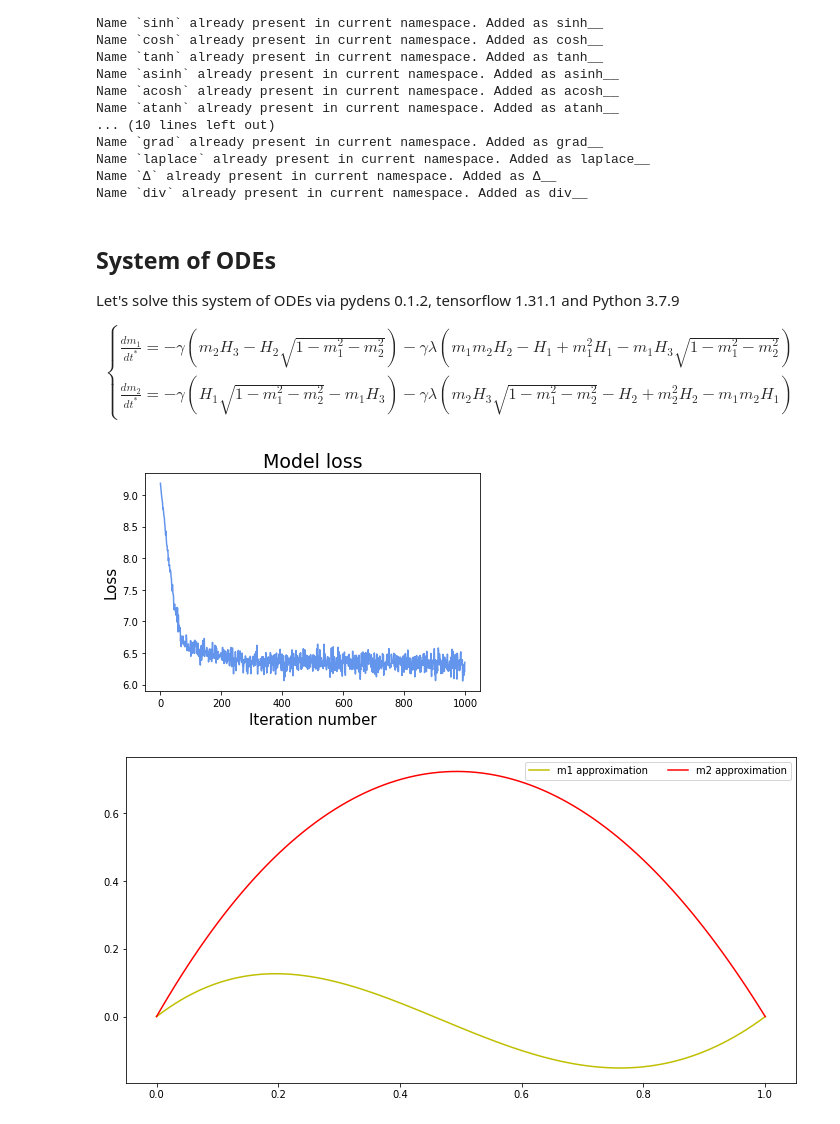
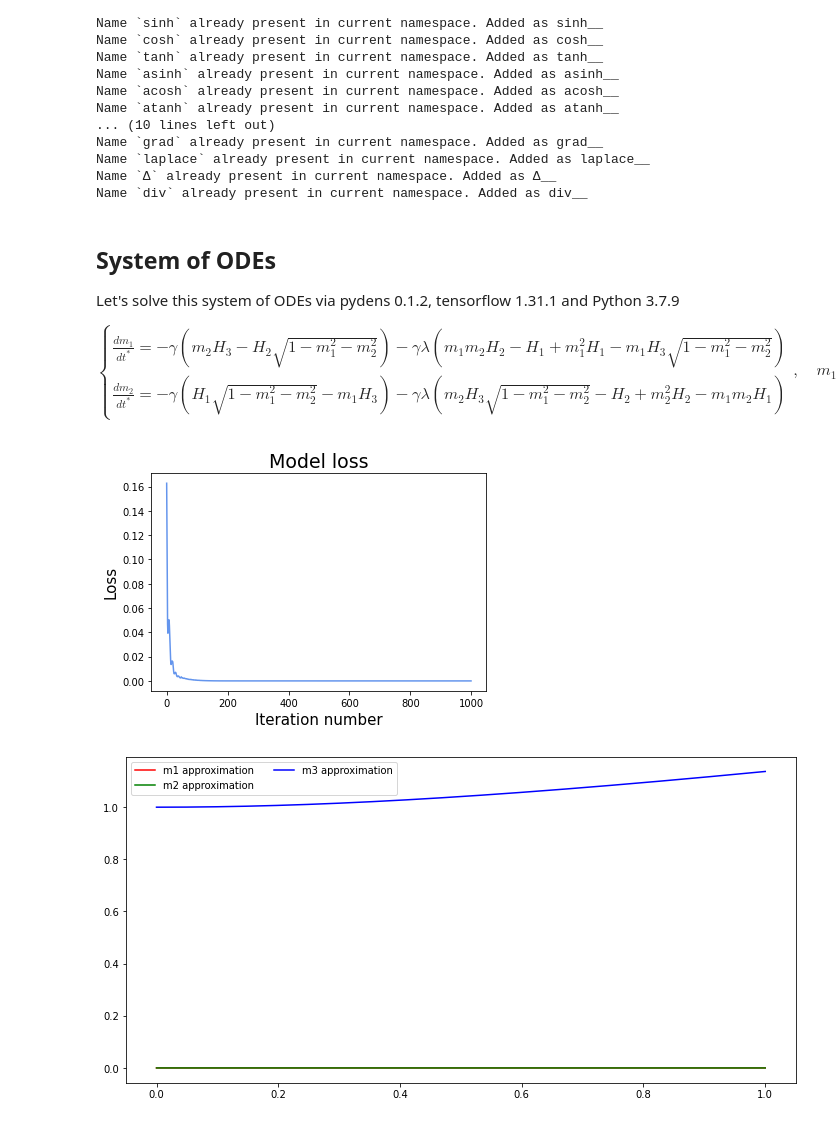
Before and after one commit to artemsuvorov/padifeq, a Jupyter notebook: notebook/my-system-of-ode.ipynb, the cells around one changed output. Saved outputs shown, nothing was run; the diff lists cells and outputs as text; code cells hidden in the pictures.

```diff
--- a/notebook/my-system-of-ode.ipynb
+++ b/notebook/my-system-of-ode.ipynb
@@ -47,19 +47,17 @@ Name `div` already present in current namespace. Added as div__
 
 Let's solve this system of ODEs via pydens 0.1.2, tensorflow 1.31.1 and Python 3.7.9
 
-$$ \begin{cases} \frac{d m_1}{d t^*} = - \gamma (m_2 H_3 - H_2 \sqrt{1 - m_1^2 - m_2^2}) - \gamma \lambda (m_1 m_2 H_2 - H_1 + m_1^2 H_1 - m_1 H_3 \sqrt{1 - m_1^2 - m_2^2}) \\ \frac{d m_2}{d t^*} = - \gamma (H_1 \sqrt{1 - m_1^2 - m_2^2} - m_1 H_3) - \gamma \lambda (m_2 H_3 \sqrt{1 - m_1^2 - m_2^2} - H_2 + m_2^2 H_2 - m_1 m_2 H_1) \end{cases} $$
+$$ \begin{cases} \frac{d m_1}{d t^*} = - \gamma (m_2 H_3 - H_2 \sqrt{1 - m_1^2 - m_2^2}) - \gamma \lambda (m_1 m_2 H_2 - H_1 + m_1^2 H_1 - m_1 H_3 \sqrt{1 - m_1^2 - m_2^2}) \\ \frac{d m_2}{d t^*} = - \gamma (H_1 \sqrt{1 - m_1^2 - m_2^2} - m_1 H_3) - \gamma \lambda (m_2 H_3 \sqrt{1 - m_1^2 - m_2^2} - H_2 + m_2^2 H_2 - m_1 m_2 H_1) \end{cases}, \quad m_1(0)=1, m_2(0)=0, m_3(0)=0 $$
 # %%
-# constants are given some random value for now
-(GAMMA, LAMBDA) = (1.5, -1.5)
-(H1, H2, H3) = (1.1, 1.2, 0.9)
+(GAMMA, LAMBDA) = (1.5, 1.5)
+(H1, H2, H3) = (0, 0, 1)
 
-pde = {'n_dims': 1, 'n_funs': 2, 'n_eqns': 2,
+pde = {'n_dims': 1, 'n_funs': 3, 'n_eqns': 2,
        'form': [
-              lambda m1, m2, t: D(m1, t) + GAMMA*(m2*H3 - H2*sqrt(1 - m1**2 - m2**2)) + GAMMA*LAMBDA*(m1*m2*H2 - H1 + m1**2*H1 - m1*H3*sqrt(1 - m1**2 - m2**2)),
-              lambda m1, m2, t: D(m2, t) + GAMMA*(H1*sqrt(1 - m1**2 - m2**2) - m1*H3) + GAMMA*LAMBDA*(m2*H3*sqrt(1 - m1**2 - m2**2) - H2 + m2**2*H2 - m1*m2*H1),
+              lambda m1, m2, m3, t: D(m1, t) + GAMMA*(m2*H3 - H2*sqrt(1 - m1**2 - m2**2)) + GAMMA*LAMBDA*(m1*m2*H2 - H1 + m1**2*H1 - m1*H3*sqrt(1 - m1**2 - m2**2)),
+              lambda m1, m2, m3, t: D(m2, t) + GAMMA*(H1*sqrt(1 - m1**2 - m2**2) - m1*H3) + GAMMA*LAMBDA*(m2*H3*sqrt(1 - m1**2 - m2**2) - H2 + m2**2*H2 - m1*m2*H1),
        ],
-       # 'initial_condition': [[0.0],
-       #                       [1.0]],
+       'initial_condition': [ [0.0], [0.0], [1.0] ],
        'time_multiplier': 'polynomial'}
 
 # Put it all together in model-config
@@ -70,28 +68,26 @@ s = NumpySampler('u', dim=1)
 # %%
 # train the network
 dg = Solver(config)
-dg.fit(batch_size=5000, sampler=s, n_iters=1000, bar='notebook')
+dg.fit(batch_size=250, sampler=s, n_iters=1000, bar='notebook')
 # %%
 plot_loss(dg.loss, color='cornflowerblue')
 # %% [output]
-[figure, old version]
+[figure, new version]
 # %%
 # Plot true solutions and their approximations
-n_el = 100
+# t* [0;1]
+n_el = 1000
 pts = np.linspace(0, 1, n_el).reshape((n_el, 1))
-
-# true_sin = [np.sin(t) for t in pts]
-# true_cos = [np.cos(t) for t in pts]
 
 approxs_1 = dg.solve(pts)[:, 0]
 approxs_2 = dg.solve(pts)[:, 1]
+approxs_3 = dg.solve(pts)[:, 2]
 
 fig, ax = plt.subplots(figsize=(12, 6))
-# plt.plot(pts, true_sin, 'g--', linewidth=3, label='true sin')
-plt.plot(pts, approxs_1.reshape(n_el, ), 'y', label='m1 approximation')
-# plt.plot(pts, true_cos, 'b--',  linewidth=3, label='true cos')
-plt.plot(pts, approxs_2.reshape(n_el, ), 'r', label='m2 approximation')
+plt.plot(pts, approxs_1.reshape(n_el, ), 'r', label='m1 approximation')
+plt.plot(pts, approxs_2.reshape(n_el, ), 'g', label='m2 approximation')
+plt.plot(pts, approxs_3.reshape(n_el, ), 'b', label='m3 approximation')
 plt.legend(ncol=2)
 fig.show()
 # %% [output]
-[figure, old version]
+[figure, new version]
```
Also changed, not shown: parts of 5 cells of this notebook.
